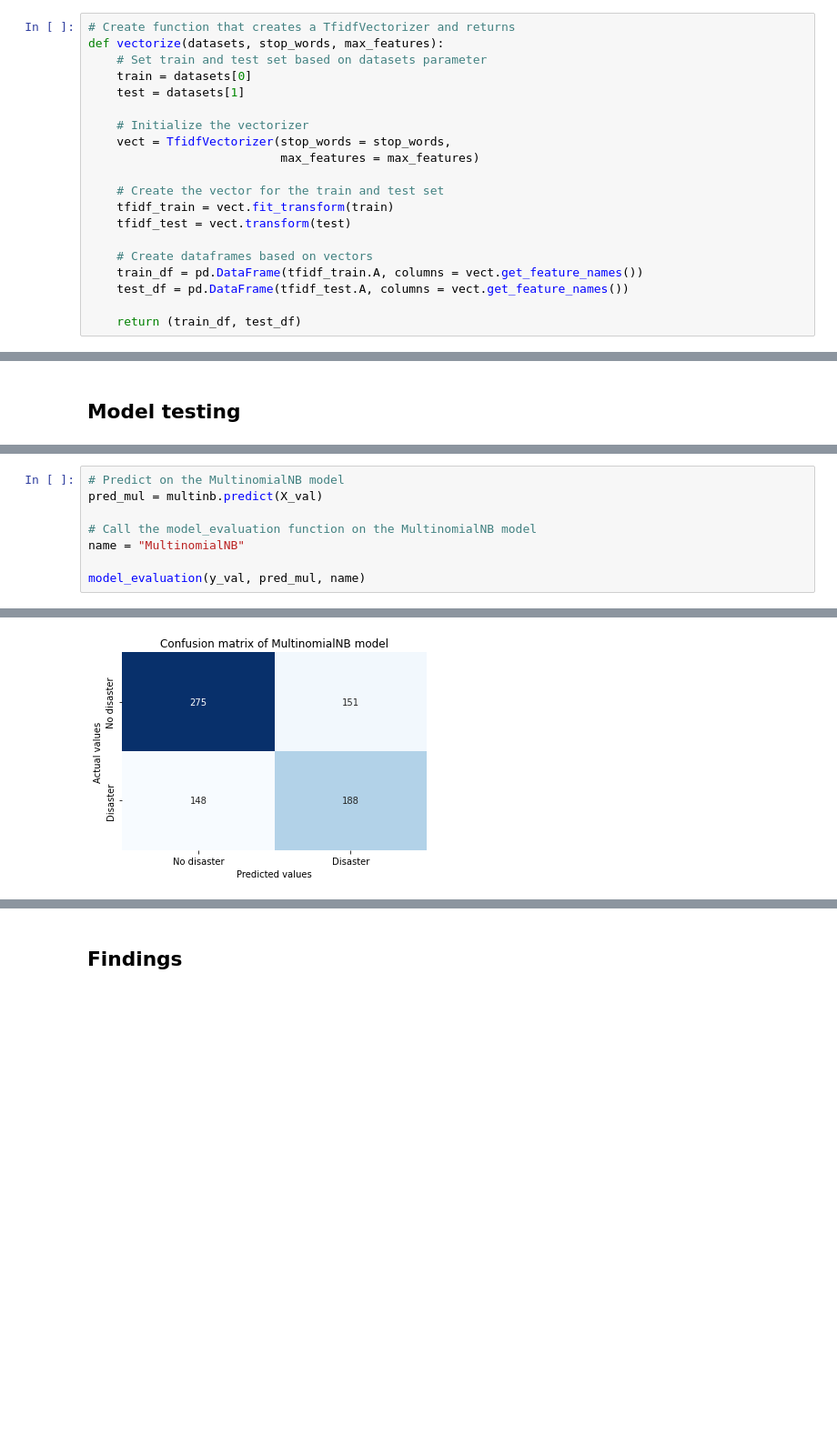
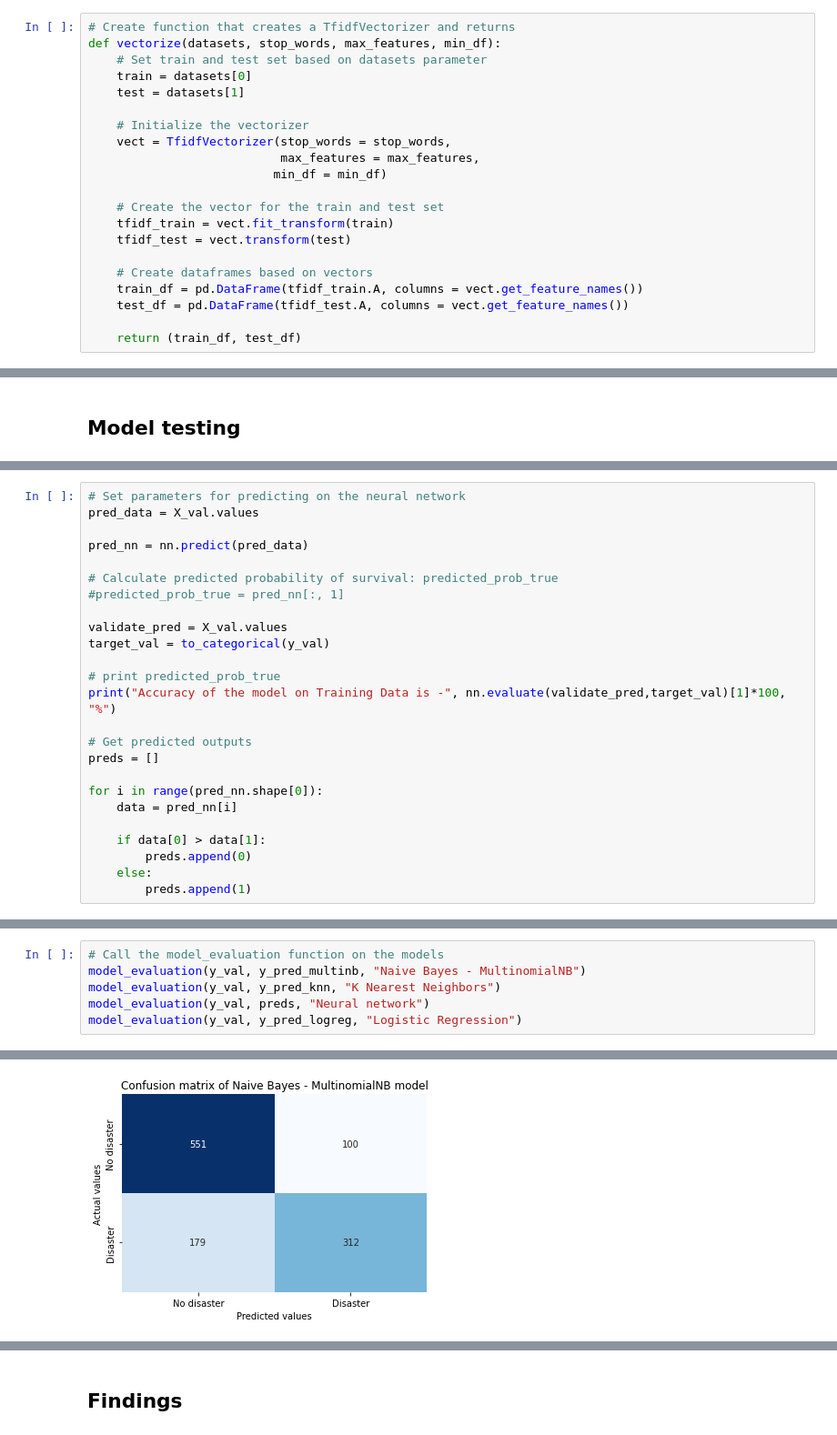
Before and after one commit to arondejong99/master-data-science, a Jupyter notebook: module-project/Module 6 - project - NLP with disaster tweets.ipynb, the cells around one changed output, grey strips where cells are left out. Shown: that part at 91% size. Saved outputs shown, nothing was run; the diff lists cells and outputs as text; blank space fills up the shorter version.

Commit message:
Finished model building and tested multiple times

```diff
--- a/module-project/Module 6 - project - NLP with disaster tweets.ipynb
+++ b/module-project/Module 6 - project - NLP with disaster tweets.ipynb
@@ -287,14 +286,15 @@ testset_clean["len_keyword"] = testset_clean.keyword.apply(lambda x: len(x))
 In this paragraph, we'll vectorize the `text` column of the datasets. This will be done using a TfidfVectorizer.
 # %%
 # Create function that creates a TfidfVectorizer and returns
-def vectorize(datasets, stop_words, max_features):
+def vectorize(datasets, stop_words, max_features, min_df):
     # Set train and test set based on datasets parameter
     train = datasets[0]
     test = datasets[1]
 
     # Initialize the vectorizer
     vect = TfidfVectorizer(stop_words = stop_words,
-                           max_features = max_features)
+                           max_features = max_features,
+                          min_df = min_df)
 
     # Create the vector for the train and test set
     tfidf_train = vect.fit_transform(train)
@@ -612,0 +666,25 @@ def model_evaluation(true, pred, name):
+# %%
+# Set parameters for predicting on the neural network
+pred_data = X_val.values
+
+pred_nn = nn.predict(pred_data)
+
+# Calculate predicted probability of survival: predicted_prob_true
+#predicted_prob_true = pred_nn[:, 1]
+
+validate_pred = X_val.values
+target_val = to_categorical(y_val)
+
+# print predicted_prob_true
+print("Accuracy of the model on Training Data is -", nn.evaluate(validate_pred,target_val)[1]*100, "%")
+
+# Get predicted outputs
+preds = []
+
+for i in range(pred_nn.shape[0]):
+    data = pred_nn[i]
+
+    if data[0] > data[1]:
+        preds.append(0)
+    else:
+        preds.append(1)
@@ -613,9 +695,7 @@ def model_evaluation(true, pred, name):
 # %%
-# Predict on the MultinomialNB model
-pred_mul = multinb.predict(X_val)
-
-# Call the model_evaluation function on the MultinomialNB model
-name = "MultinomialNB"
-
-model_evaluation(y_val, pred_mul, name)
+# Call the model_evaluation function on the models
+model_evaluation(y_val, y_pred_multinb, "Naive Bayes - MultinomialNB")
+model_evaluation(y_val, y_pred_knn, "K Nearest Neighbors")
+model_evaluation(y_val, preds, "Neural network")
+model_evaluation(y_val, y_pred_logreg, "Logistic Regression")
 # %% [output]
@@ -626 +707 @@ F1 score of MultinomialNB model: 0.557
-[figure, old version]
+[figure, new version]
```
Also changed, not shown: parts of 39 cells of this notebook.
